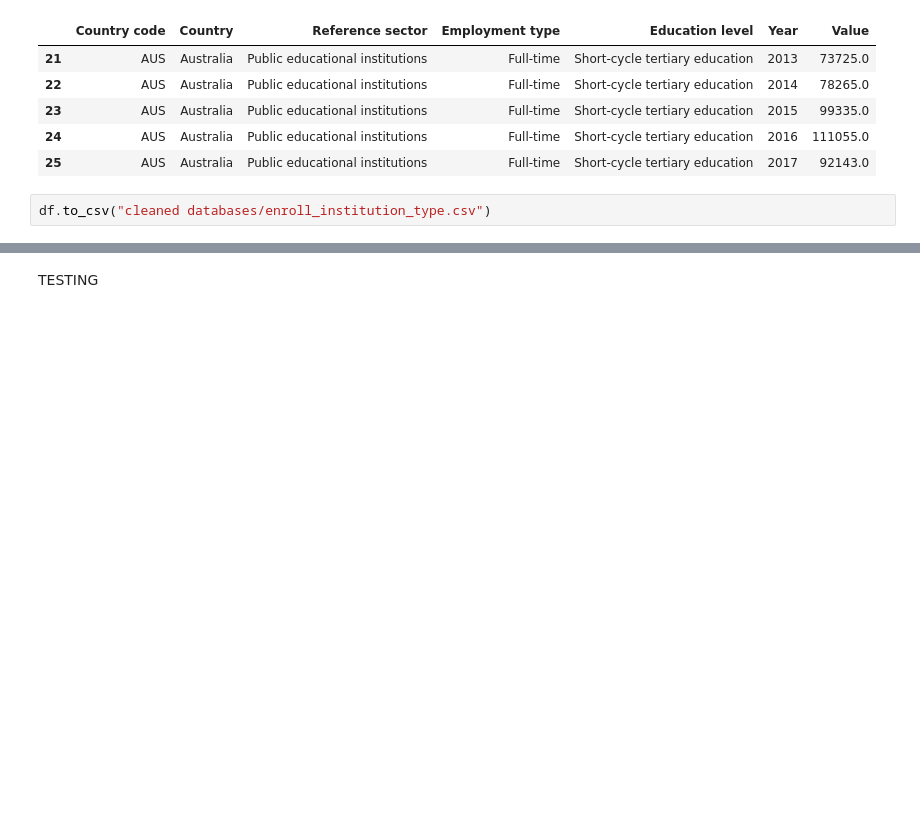
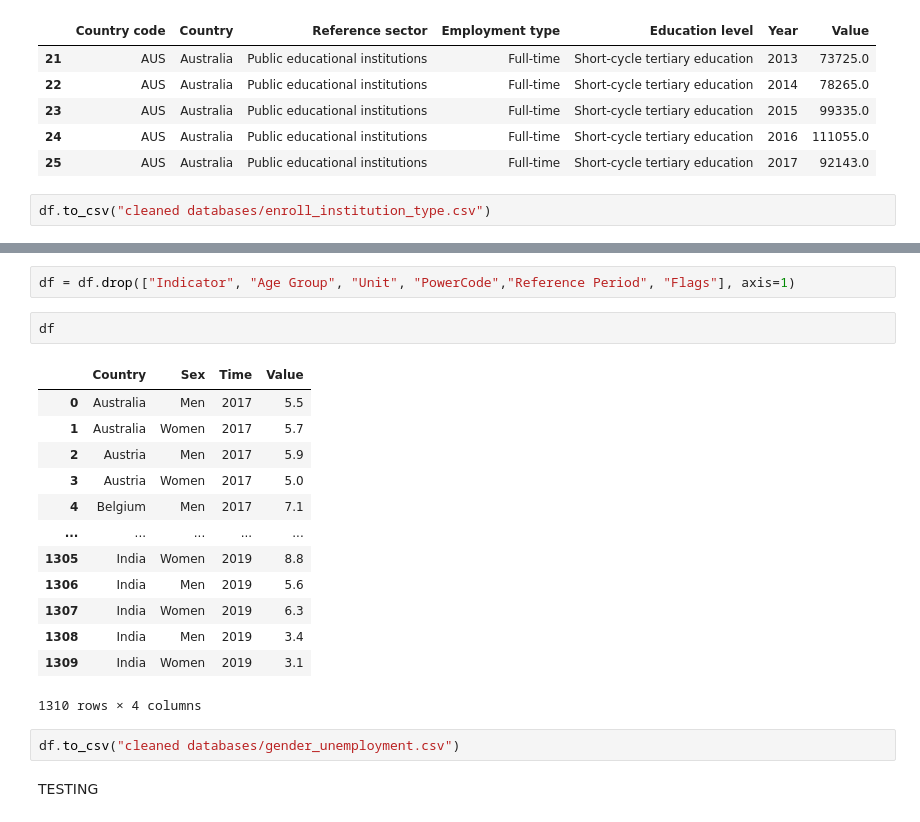
Before and after one commit to madhurima236/343_Project, a Jupyter notebook: clean_data.ipynb, the cells around one changed output, grey strips where cells are left out. Saved outputs shown, nothing was run; the diff lists cells and outputs as text; blank space fills up the shorter version.

```diff
--- a/clean_data.ipynb
+++ b/clean_data.ipynb
@@ -128,3 +140,23 @@ df.to_csv("cleaned databases/enroll_institution_type.csv")
+# %%
+df = df.drop(["Indicator", "Age Group", "Unit", "PowerCode","Reference Period", "Flags"], axis=1)
+# %%
+df
+# %% [output]
+|  | Country | Sex | Time | Value |
+| 0 | Australia | Men | 2017 | 5.5 |
+| 1 | Australia | Women | 2017 | 5.7 |
+| 2 | Austria | Men | 2017 | 5.9 |
+| 3 | Austria | Women | 2017 | 5.0 |
+| 4 | Belgium | Men | 2017 | 7.1 |
+| ... | ... | ... | ... | ... |
+| 1305 | India | Women | 2019 | 8.8 |
+| 1306 | India | Men | 2019 | 5.6 |
+| 1307 | India | Women | 2019 | 6.3 |
+| 1308 | India | Men | 2019 | 3.4 |
+| 1309 | India | Women | 2019 | 3.1 |
+1310 rows × 4 columns
+# %%
+df.to_csv("cleaned databases/gender_unemployment.csv")
 # %% [markdown]
 TESTING
 # %%
```
Also changed, not shown: parts of 2 cells of this notebook, 3 other files.
